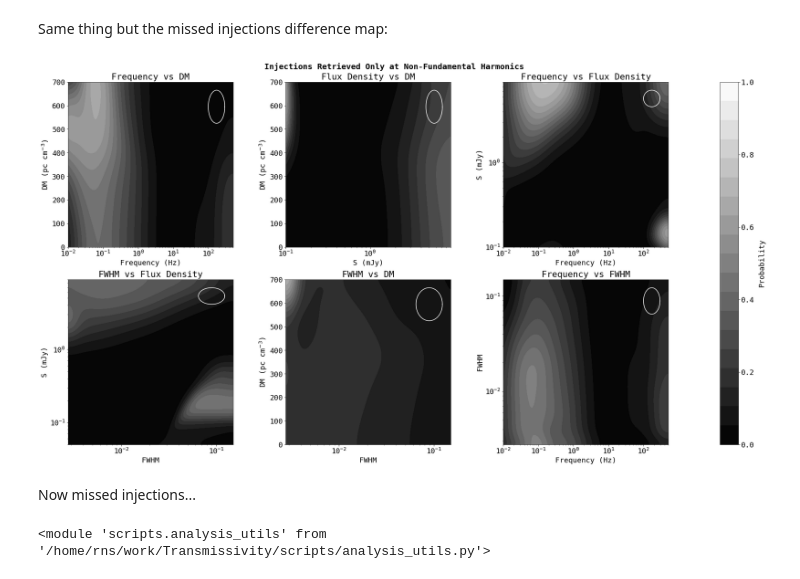
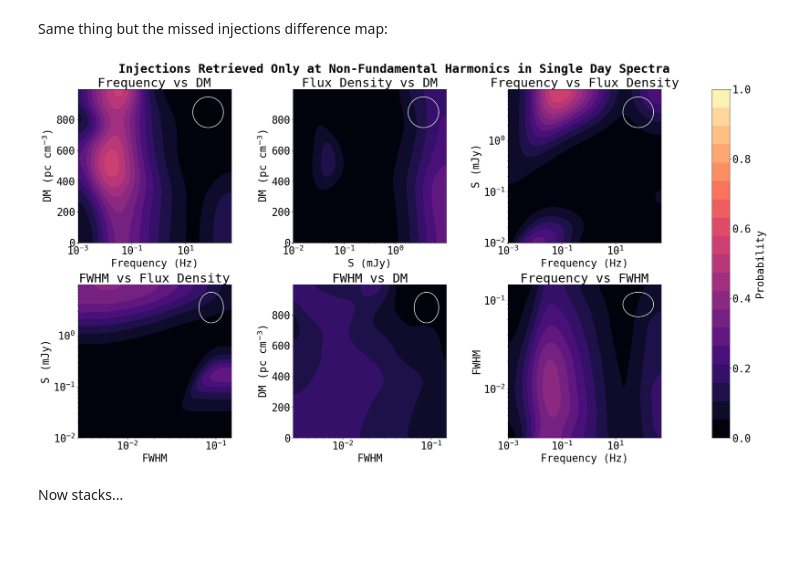
Before and after one commit to chime-sps/Transmissivity, a Jupyter notebook: results/injection_analysis_2d.ipynb, the cells around one changed output. Drawn from its saved outputs; the diff is of its cells as text; code cells hidden in the pictures; blank space fills up the shorter version.

```diff
--- a/results/injection_analysis_2d.ipynb
+++ b/results/injection_analysis_2d.ipynb
@@ -1,7 +1,7 @@
 # %%
 import numpy as np
 import matplotlib.pyplot as plt
-plt.rcParams.update({'font.size': 18})
+plt.rcParams.update({'font.size': 26})
 import matplotlib as mpl
 mpl.rcParams['font.family'] = 'monospace'
 
@@ -48,7 +42,7 @@ DM_bins = np.arange(min(DM), 1000)
 S_bins = np.logspace(np.log10(min(S)), np.log10(max(S)), 1000)
 fwhm_bins = np.logspace(np.log10(min(fwhm)), np.log10(0.15), 1000)
 # %%
-f_dev = 50
+f_dev = 100
 DM_dev = 100
-S_dev = 50
+S_dev = 100
 FWHM_dev = 80
@@ -423,90 +397,86 @@ importlib.reload(au)
 
 #f vs DM
 cf0 = ax[0].contourf(f_bins[:-1], DM_bins[:-1], dm_f_weird_harm,
-                           levels=au.make_levels(dm_f_weird_harm),cmap='gray')
+                           levels=au.make_levels(dm_f_weird_harm),cmap='magma')
 ax[0].set_xscale('log')
 ax[0].set_xlabel('Frequency (Hz)')
 ax[0].set_ylabel(r'DM (pc cm$^{-3}$)')
 ax[0].set_title('Frequency vs DM')
-ax[0].set_xlim(1e-2, max(f_bins))
-ax[0].set_ylim(0, 700)
+#ax[0].set_xlim(1e-2, max(f_bins))
+#ax[0].set_ylim(0, 700)
 ax[0].set_box_aspect(1)
 au.add_ellipse(ax[0], f_bins, DM_bins, f_dev, DM_dev, x_log=True)
 
 #S vs DM
 cf1 = ax[1].contourf(S_bins[:-1], DM_bins[:-1], dm_s_weird_harm,
-                           levels=au.make_levels(dm_s_weird_harm), cmap='gray')
+                           levels=au.make_levels(dm_s_weird_harm), cmap='magma')
 ax[1].set_xscale('log')
 ax[1].set_xlabel('S (mJy)')
 ax[1].set_ylabel(r'DM (pc cm$^{-3}$)')
 ax[1].set_title('Flux Density vs DM')
-ax[1].set_xlim(1e-1, max(S_bins) - 1)
-ax[1].set_ylim(0, 700)
+#ax[1].set_xlim(1e-1, max(S_bins) - 1)
+#ax[1].set_ylim(0, 700)
 ax[1].set_box_aspect(1)
 au.add_ellipse(ax[1], S_bins, DM_bins, S_dev, DM_dev, x_log=True)
 
 #f vs S
 cf2 = ax[2].contourf(f_bins[:-1], S_bins[:-1], s_f_weird_harm,
-                           levels=au.make_levels(s_f_weird_harm), cmap='gray')
+                           levels=au.make_levels(s_f_weird_harm), cmap='magma')
 ax[2].set_xscale('log')
 ax[2].set_yscale('log')
 ax[2].set_xlabel('Frequency (Hz)')
 ax[2].set_ylabel('S (mJy)')
 ax[2].set_title('Frequency vs Flux Density')
 ax[2].set_box_aspect(1)
-ax[2].set_xlim(1e-2, max(f_bins))
-ax[2].set_ylim(1e-1, max(S_bins) - 1)
+#ax[2].set_xlim(1e-2, max(f_bins))
+#ax[2].set_ylim(1e-1, max(S_bins) - 1)
 au.add_ellipse(ax[2], f_bins, S_bins, f_dev, S_dev, x_log=True, y_log=True)
 
 #FWHM vs S
 cf3 = ax[3].contourf(fwhm_bins[:-1], S_bins[:-1], s_fwhm_weird_harm,
-                           levels=au.make_levels(s_fwhm_weird_harm), cmap='gray')
+                           levels=au.make_levels(s_fwhm_weird_harm), cmap='magma')
 ax[3].set_xscale('log')
 ax[3].set_yscale('log')
 ax[3].set_xlabel('FWHM')
 ax[3].set_ylabel('S (mJy)')
 ax[3].set_title('FWHM vs Flux Density')
 ax[3].set_box_aspect(1)
-ax[3].set_ylim(5e-2, max(S_bins) -1 )
+#ax[3].set_ylim(5e-2, max(S_bins) -1 )
 au.add_ellipse(ax[3], fwhm_bins, S_bins, FWHM_dev, S_dev, x_log=True, y_log=True)
 
 #FWHM vs DM
 cf4 = ax[4].contourf(fwhm_bins[:-1], DM_bins[:-1], dm_fwhm_weird_harm,
-                           levels=au.make_levels(dm_fwhm_weird_harm), cmap='gray')
+                           levels=au.make_levels(dm_fwhm_weird_harm), cmap='magma')
 ax[4].set_xscale('log')
 ax[4].set_xlabel('FWHM')
 ax[4].set_ylabel(r'DM (pc cm$^{-3}$)')
 ax[4].set_title('FWHM vs DM')
-ax[4].set_ylim(0, 700)
+#ax[4].set_ylim(0, 700)
 ax[4].set_xlim(fwhm_bins[0], fwhm_bins[-2])
 ax[4].set_box_aspect(1)
 au.add_ellipse(ax[4], fwhm_bins, DM_bins, FWHM_dev, DM_dev, x_log=True)
 
 #f vs FWHM
 cf5 = ax[5].contourf(f_bins[:-1], fwhm_bins[:-1], fwhm_f_weird_harm,
-                           levels=au.make_levels(fwhm_f_weird_harm), cmap='gray')
+                           levels=au.make_levels(fwhm_f_weird_harm), cmap='magma')
 ax[5].set_xscale('log')
 ax[5].set_yscale('log')
 ax[5].set_xlabel('Frequency (Hz)')
 ax[5].set_ylabel('FWHM')
 ax[5].set_title('Frequency vs FWHM')
 ax[5].set_box_aspect(1)
 ax[5].set_ylim(fwhm_bins[0], fwhm_bins[-2])
-ax[5].set_xlim(1e-2, max(f_bins))
+#ax[5].set_xlim(1e-2, max(f_bins))
 au.add_ellipse(ax[5], f_bins, fwhm_bins, f_dev, FWHM_dev, x_log=True, y_log=True)
 
 cbar = fig.colorbar(cf5, ax=ax, location='right', pad=0.08)
 cbar.set_label('Probability', labelpad=10)
 cbar.set_ticks([0, 0.2, 0.4, 0.6, 0.8, 1.0])
 
-fig.suptitle('Injections Retrieved Only at Non-Fundamental Harmonics',
-             fontsize=20, fontweight='bold')
+fig.suptitle('Injections Retrieved Only at Non-Fundamental Harmonics in Single Day Spectra',
+             fontsize=30, fontweight='bold')
 plt.show()
 # %% [output]
-[figure, old version]
+[figure, new version]
 # %% [markdown]
-Now missed injections...
+Now stacks...
-# %%
-importlib.reload(au)
-# %% [output]
-<module 'scripts.analysis_utils' from '/home/rns/work/Transmissivity/scripts/analysis_utils.py'>
```
Also changed, not shown: parts of 23 cells of this notebook, 2 other files.
